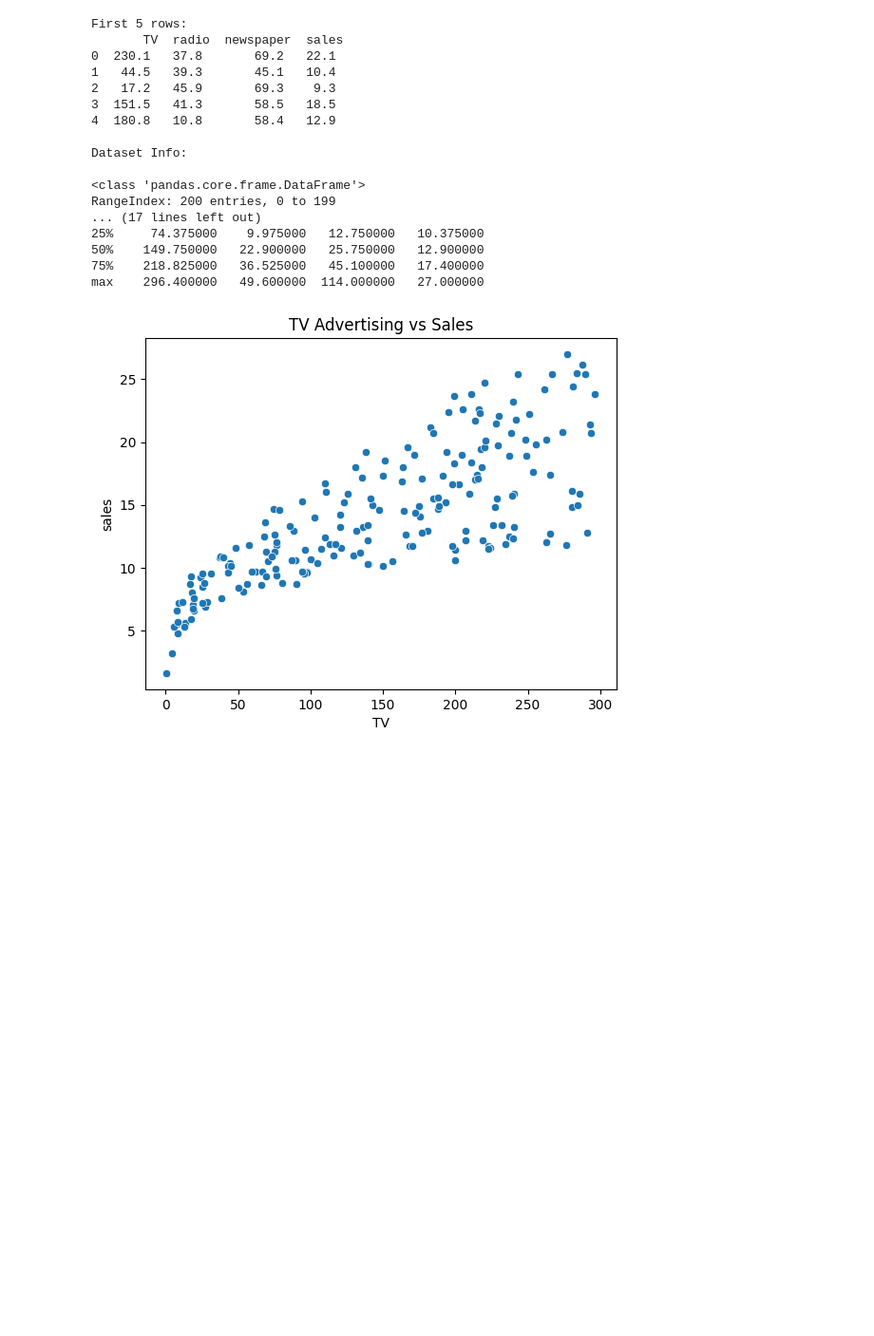
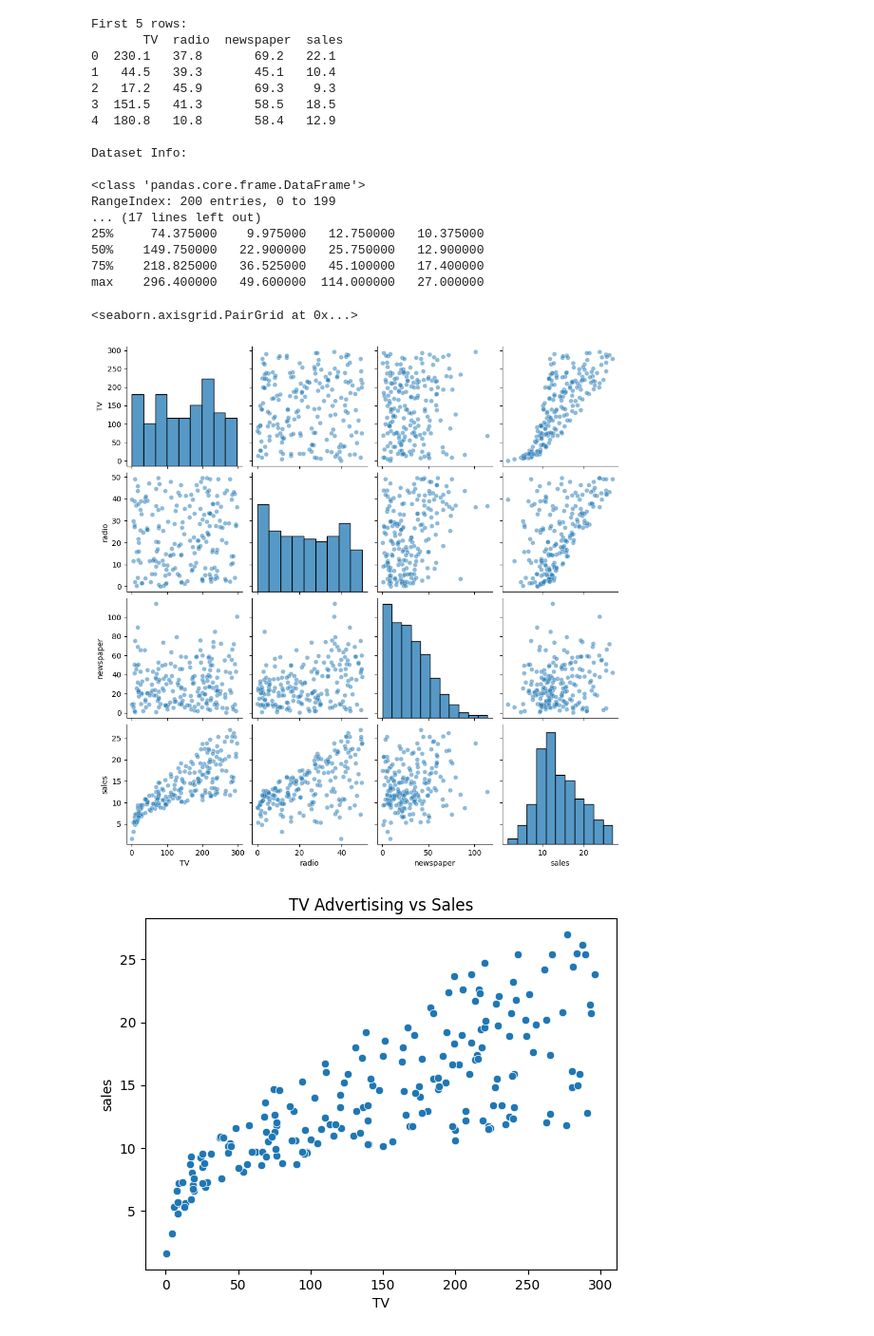
Before and after one commit to K-Atina/WIT_Assignment, a Jupyter notebook: Assignment_linear_regression.ipynb, the cells around one changed output. Shown at 95% size. Cells and saved outputs as stored; diff of their text form; code cells hidden in the pictures; blank space fills up the shorter version.

Commit message:
Added pairplots and analyzed residuals using displot

```diff
--- a/Assignment_linear_regression.ipynb
+++ b/Assignment_linear_regression.ipynb
@@ -14,7 +14,8 @@ from sklearn.metrics import mean_absolute_error, mean_squared_error, r2_score
 #uploaded = files.upload()
 # %%
 # Step 3: Load the Dataset
-data = pd.read_csv("/content/Advertising_2.csv")
+# If you uploaded the file using cell 1, use the filename directly
+data = pd.read_csv("Advertising_2.csv")
 # %%
 # Drop the unnecessary column
 if "Unnamed: 0" in data.columns:
@@ -43,6 +44,16 @@ RangeIndex: 200 entries, 0 to 199
 50%    149.750000   22.900000   25.750000   12.900000
 75%    218.825000   36.525000   45.100000   17.400000
 max    296.400000   49.600000  114.000000   27.000000
+# %%
+'''
+This code creates a grid of scatterplots that show how every numeric variable in the dataset relates to every other one.
+The diagonal of the grid shows the distribution of each variable, while the scatterplots let us visually check correlations or patterns.
+The alpha=0.5 makes the points see-through so overlapping points don’t hide each other.
+'''
+sns.pairplot(data, kind="scatter", plot_kws={"alpha": 0.5})
+# %% [output]
+<seaborn.axisgrid.PairGrid at 0x...>
+[figure, added]
 # %%
 # Scatter plot (TV vs Sales)
 sns.scatterplot(x=data['TV'], y=data['sales'])
```
Also changed, not shown: parts of 1 cell of this notebook.
